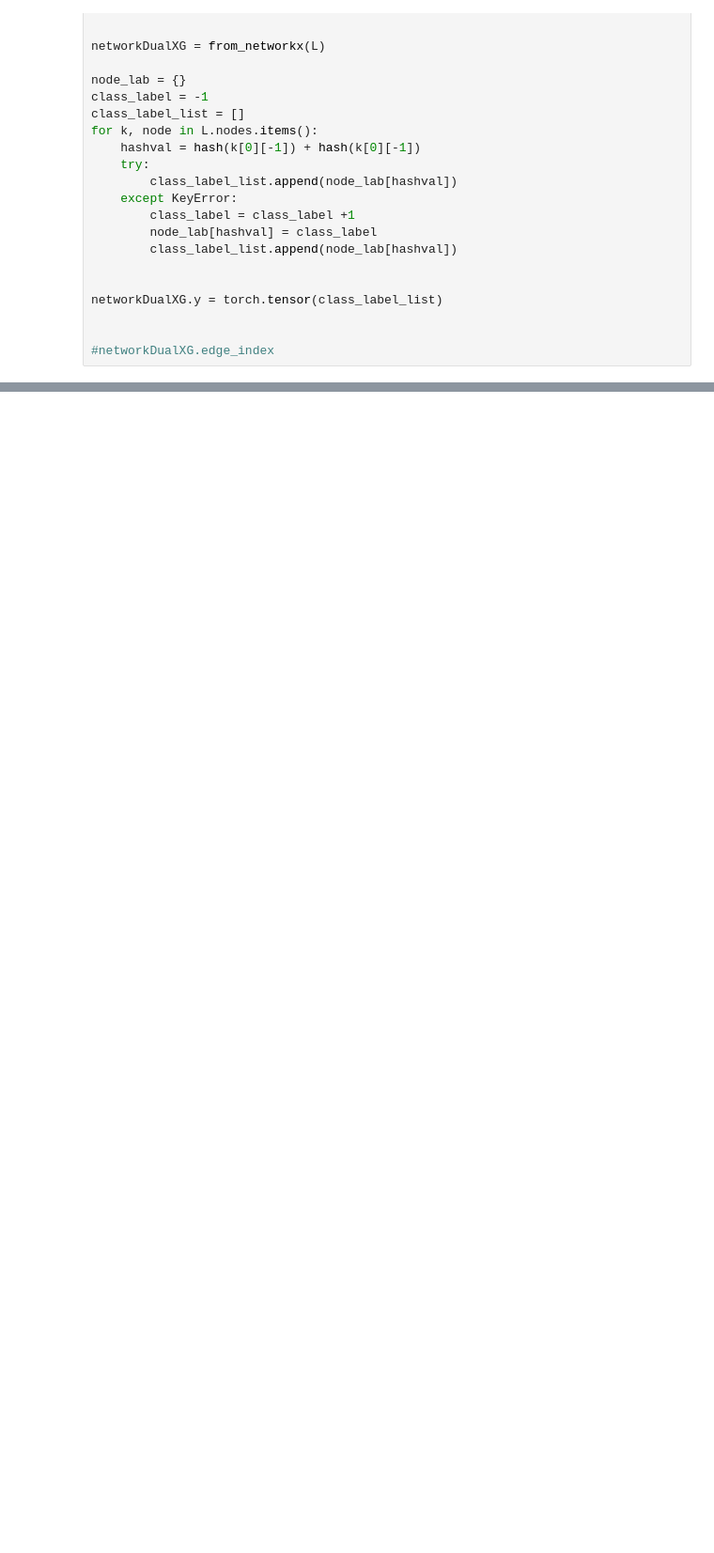
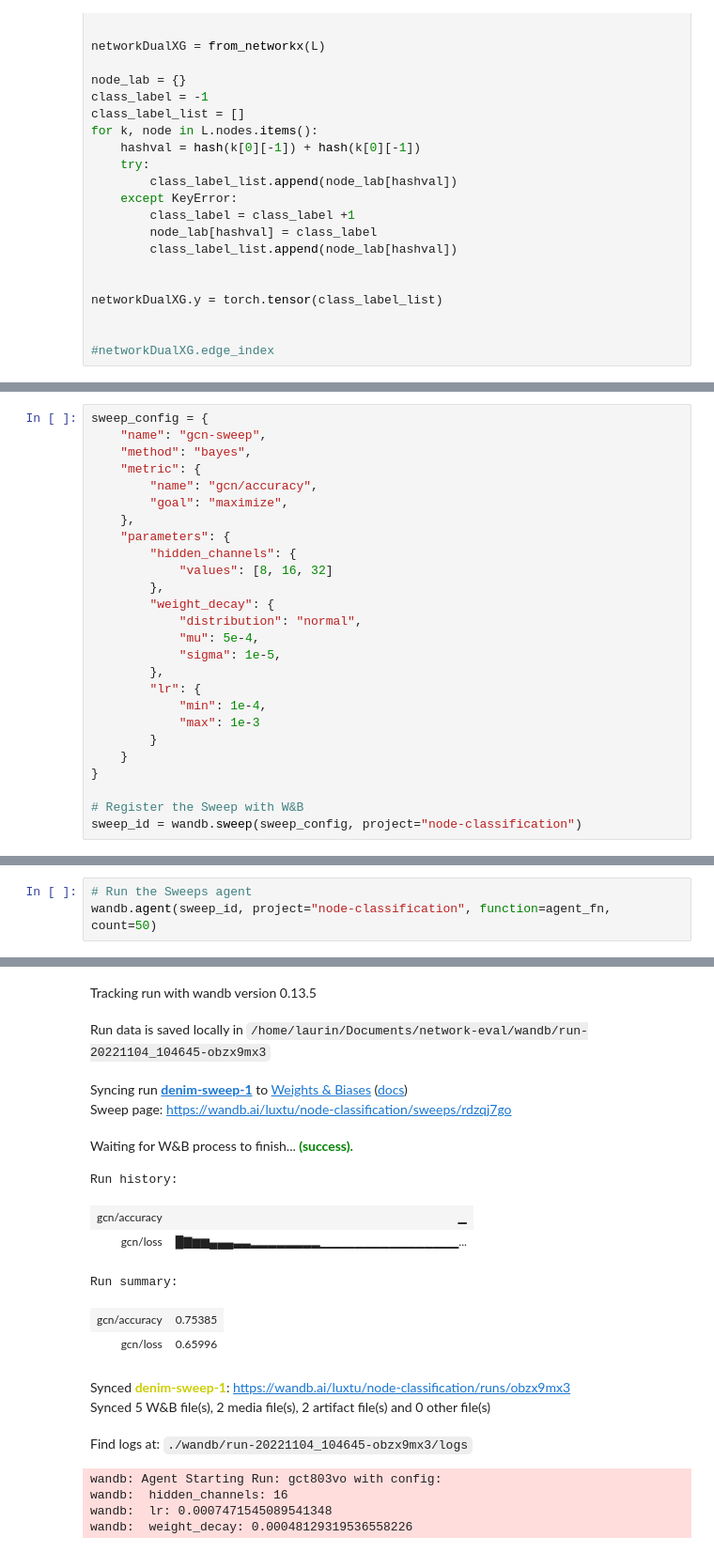
Before and after one commit to luxtu/graphs_in_ophthalmology, a Jupyter notebook: main.ipynb, the cells around one changed output, grey strips where cells are left out. Shown: that part at 94% size. Saved outputs shown, nothing was run; the diff lists cells and outputs as text; blank space fills up the shorter version.

Commit message:
Start hyperparameter optimization with wandb

```diff
--- a/main.ipynb
+++ b/main.ipynb
@@ -456,0 +547,26 @@ for i in range(len(models)):
+# %%
+sweep_config = {
+    "name": "gcn-sweep",
+    "method": "bayes",
+    "metric": {
+        "name": "gcn/accuracy",
+        "goal": "maximize",
+    },
+    "parameters": {
+        "hidden_channels": {
+            "values": [8, 16, 32]
+        },
+        "weight_decay": {
+            "distribution": "normal",
+            "mu": 5e-4,
+            "sigma": 1e-5,
+        },
+        "lr": {
+            "min": 1e-4,
+            "max": 1e-3
+        }
+    }
+}
+
+# Register the Sweep with W&B
+sweep_id = wandb.sweep(sweep_config, project="node-classification")
@@ -456,0 +576,4 @@ for i in range(len(models)):
+# %%
+# Run the Sweeps agent
+wandb.agent(sweep_id, project="node-classification", function=agent_fn, count=50)
+# %% [output]
@@ -456,0 +584,18 @@ for i in range(len(models)):
+Tracking run with wandb version 0.13.5
+Run data is saved locally in /home/laurin/Documents/network-eval/wandb/run-20221104_104645-obzx9mx3
+Syncing run denim-sweep-1 to Weights & Biases (docs)
+Sweep page: https://wandb.ai/luxtu/node-classification/sweeps/rdzqj7go
+Waiting for W&B process to finish... (success).
+Run history:
+| gcn/accuracy | ▁ |
+| gcn/loss | █▇▆▆▄▄▄▃▃▂▂▂▂▂▂▂▂▁▁▁▁▁▁▁▁▁▁▁▁▁▁▁▁... |
+Run summary:
+| gcn/accuracy | 0.75385 |
+| gcn/loss | 0.65996 |
+Synced denim-sweep-1: https://wandb.ai/luxtu/node-classification/runs/obzx9mx3
+Synced 5 W&B file(s), 2 media file(s), 2 artifact file(s) and 0 other file(s)
+Find logs at: ./wandb/run-20221104_104645-obzx9mx3/logs
+wandb: Agent Starting Run: gct803vo with config:
+wandb:  hidden_channels: 16
+wandb:  lr: 0.0007471545089541348
+wandb:  weight_decay: 0.00048129319536558226
```
Also changed, not shown: parts of 12 cells of this notebook, 6 other files.
